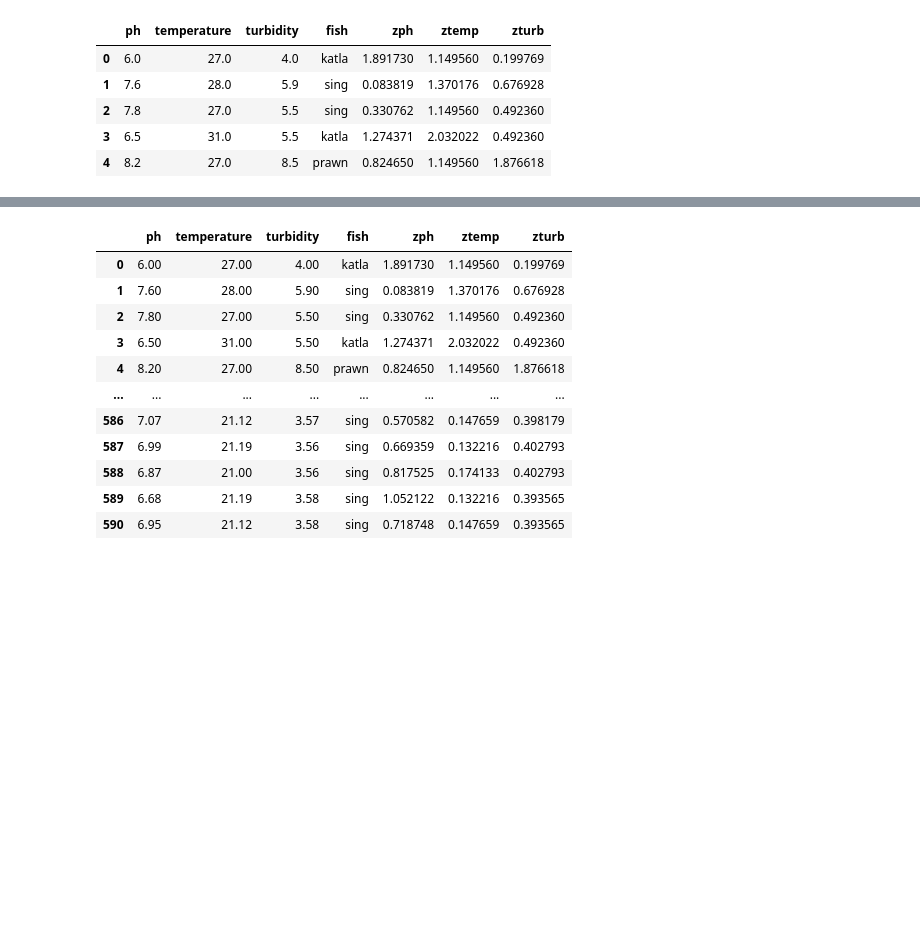
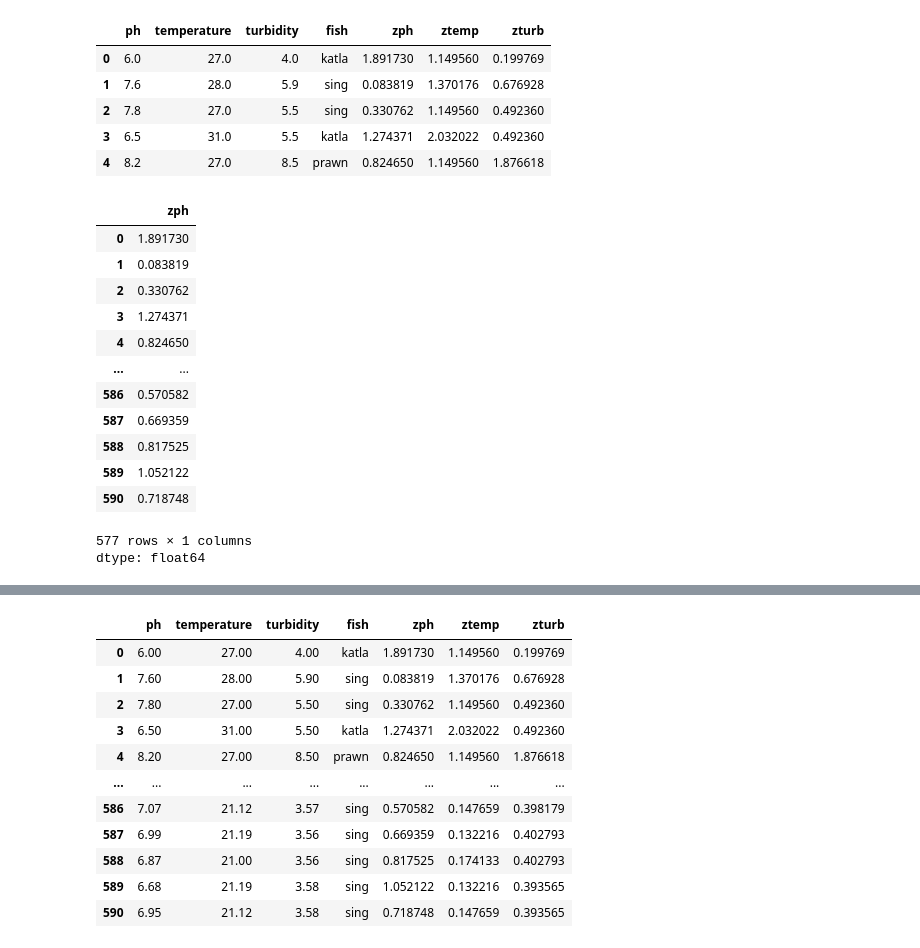
Before and after one commit to vvrgit/Aquaculture, a Jupyter notebook: Aquaculture_Data_Preprocessing_Fish_Species.ipynb, the cells around one changed output, grey strips where cells are left out. Saved outputs shown, nothing was run; the diff lists cells and outputs as text; code cells hidden in the pictures; blank space fills up the shorter version.

```diff
--- a/Aquaculture_Data_Preprocessing_Fish_Species.ipynb
+++ b/Aquaculture_Data_Preprocessing_Fish_Species.ipynb
@@ -106,9 +106,9 @@ Outliers in temperature column from Z-scores method:  [5.0, 7.0, 8.0, 4.0, 6.0]
 Outliers in turbidity column from Z-scores method:  [14.5, 14.6, 14.7, 14.8, 14.9, 15.1, 15.2, 15.0, 15.3, 15.4, 15.5, 15.7, 15.8, 15.19]
 # %%
 from scipy.stats import zscore
-zph = np.abs(zscore(data['ph']))
-ztemp = np.abs(zscore(data['temperature']))
-zturb = np.abs(zscore(data['turbidity']))
+zph1 = np.abs(zscore(data['ph']))
+ztemp1 = np.abs(zscore(data['temperature']))
+zturb1 = np.abs(zscore(data['turbidity']))
 data.head()
 # %% [output]
 |  | ph | temperature | turbidity | fish |
@@ -118,9 +118,9 @@ data.head()
 | 3 | 6.5 | 31.0 | 5.5 | katla |
 | 4 | 8.2 | 27.0 | 8.5 | prawn |
 # %%
-data['zph'] = zph
-data['ztemp'] = ztemp
-data['zturb'] = zturb
+data['zph'] = zph1
+data['ztemp'] = ztemp1
+data['zturb'] = zturb1
 # %%
 data.head()
 # %% [output]
@@ -130,4 +130,21 @@ data.head()
 | 2 | 7.8 | 27.0 | 5.5 | sing | 0.330762 | 1.149560 | 0.492360 |
 | 3 | 6.5 | 31.0 | 5.5 | katla | 1.274371 | 2.032022 | 0.492360 |
 | 4 | 8.2 | 27.0 | 8.5 | prawn | 0.824650 | 1.149560 | 1.876618 |
+# %%
+data['zph']
+# %% [output]
+|  | zph |
+| 0 | 1.891730 |
+| 1 | 0.083819 |
+| 2 | 0.330762 |
+| 3 | 1.274371 |
+| 4 | 0.824650 |
+| ... | ... |
+| 586 | 0.570582 |
+| 587 | 0.669359 |
+| 588 | 0.817525 |
+| 589 | 1.052122 |
+| 590 | 0.718748 |
+577 rows × 1 columns
+dtype: float64
 # %%
```
Also changed, not shown: parts of 3 cells of this notebook.
